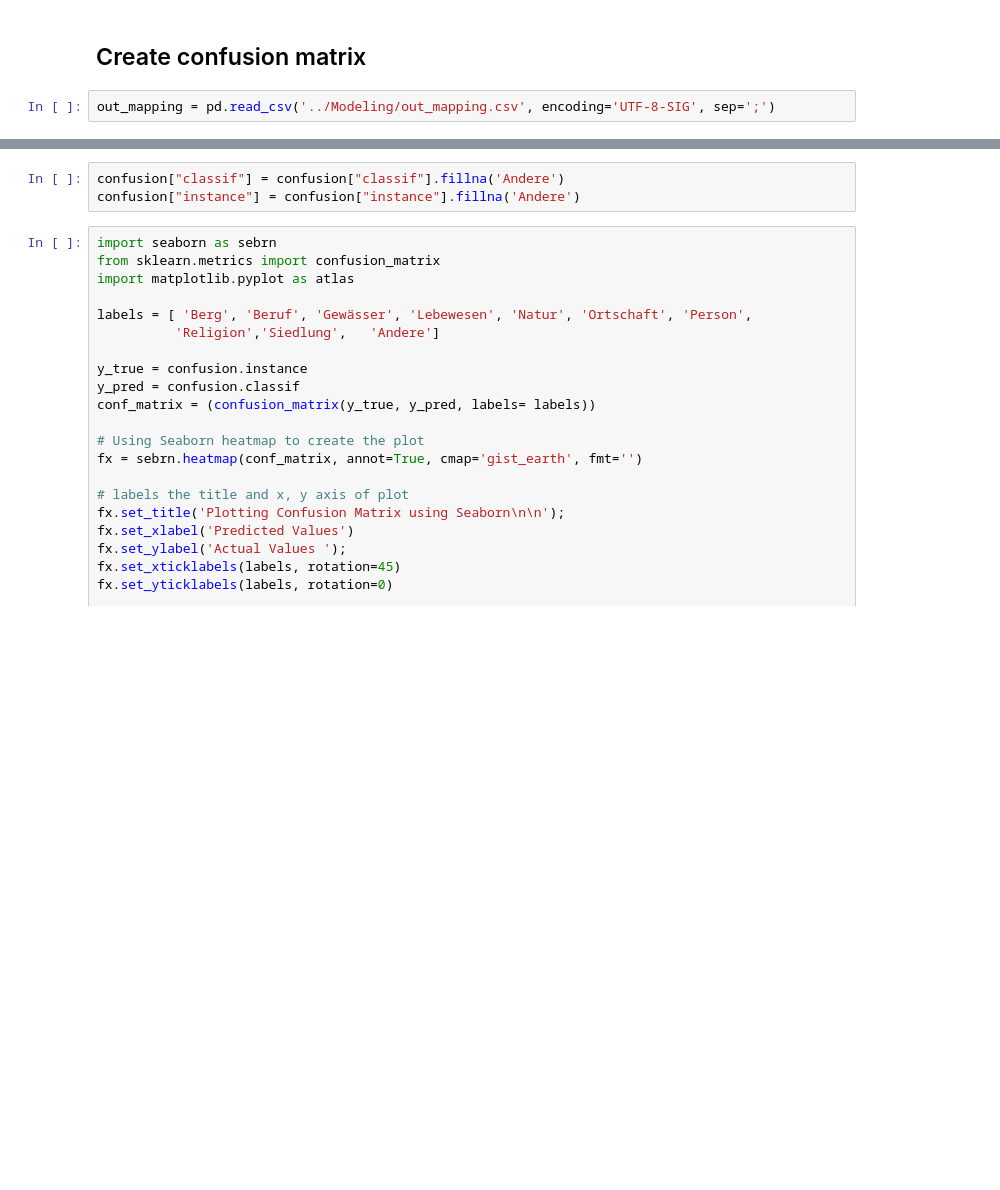
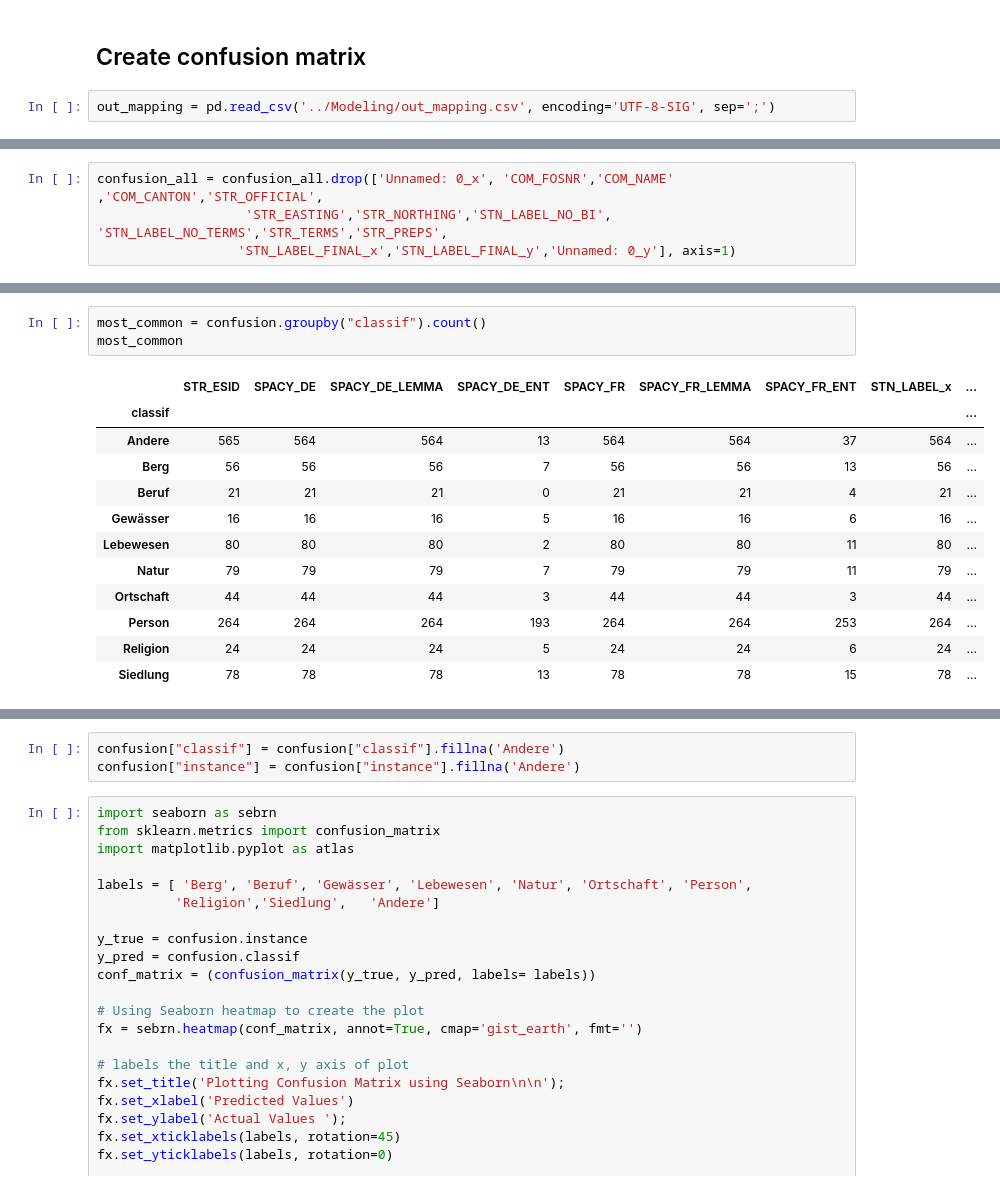
Before and after one commit to CaptainInler/cassda-zertifikatsarbeit, a Jupyter notebook: Evaluation/verification.ipynb, the cells around one changed output, grey strips where cells are left out. Saved outputs shown, nothing was run; the diff lists cells and outputs as text; blank space fills up the shorter version.

```diff
--- a/Evaluation/verification.ipynb
+++ b/Evaluation/verification.ipynb
@@ -513,0 +588,4 @@ confusion
+# %%
+confusion_all = confusion_all.drop(['Unnamed: 0_x', 'COM_FOSNR','COM_NAME' ,'COM_CANTON','STR_OFFICIAL',
+                   'STR_EASTING','STR_NORTHING','STN_LABEL_NO_BI', 'STN_LABEL_NO_TERMS','STR_TERMS','STR_PREPS',
+                  'STN_LABEL_FINAL_x','STN_LABEL_FINAL_y','Unnamed: 0_y'], axis=1)
@@ -514,3 +624,19 @@ confusion
+# %%
+most_common = confusion.groupby("classif").count()
+most_common
+# %% [output]
+|  | STR_ESID | SPACY_DE | SPACY_DE_LEMMA | SPACY_DE_ENT | SPACY_FR | SPACY_FR_LEMMA | SPACY_FR_ENT | STN_LABEL_x | ... |
+| classif |  |  |  |  |  |  |  |  | ... |
+| Andere | 565 | 564 | 564 | 13 | 564 | 564 | 37 | 564 | ... |
+| Berg | 56 | 56 | 56 | 7 | 56 | 56 | 13 | 56 | ... |
+| Beruf | 21 | 21 | 21 | 0 | 21 | 21 | 4 | 21 | ... |
+| Gewässer | 16 | 16 | 16 | 5 | 16 | 16 | 6 | 16 | ... |
+| Lebewesen | 80 | 80 | 80 | 2 | 80 | 80 | 11 | 80 | ... |
+| Natur | 79 | 79 | 79 | 7 | 79 | 79 | 11 | 79 | ... |
+| Ortschaft | 44 | 44 | 44 | 3 | 44 | 44 | 3 | 44 | ... |
+| Person | 264 | 264 | 264 | 193 | 264 | 264 | 253 | 264 | ... |
+| Religion | 24 | 24 | 24 | 5 | 24 | 24 | 6 | 24 | ... |
+| Siedlung | 78 | 78 | 78 | 13 | 78 | 78 | 15 | 78 | ... |
 # %%
 confusion.classif.unique()
 # %% [output]
```
Also changed, not shown: parts of 33 cells of this notebook, 14 other files.
